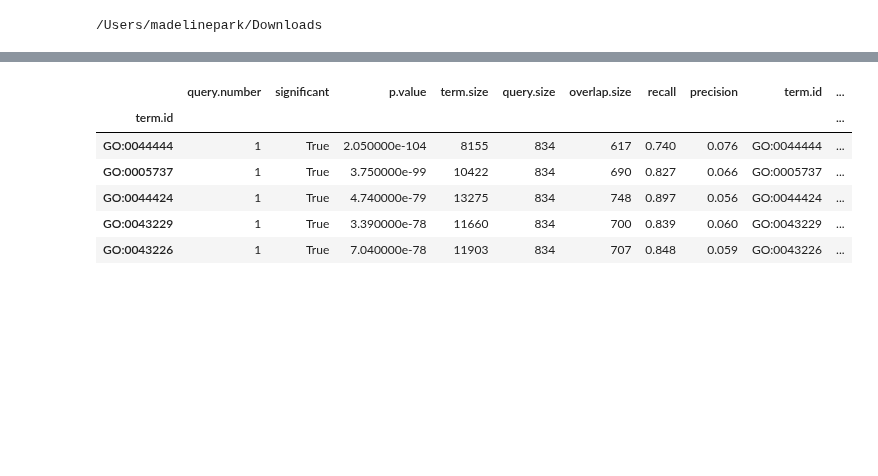
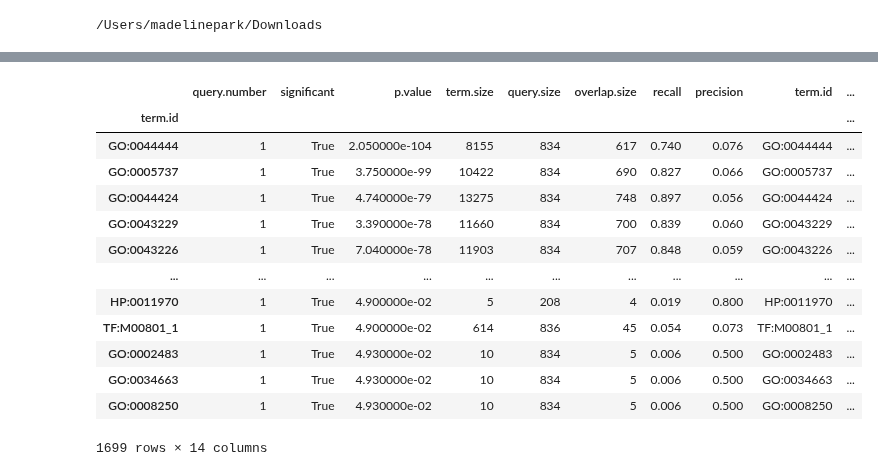
Before and after one commit to czbiohub-sf/scRFE, a Jupyter notebook: scripts/gProfiler.ipynb, the cells around one changed output, grey strips where cells are left out. Saved outputs shown, nothing was run; the diff lists cells and outputs as text; code cells hidden in the pictures; blank space fills up the shorter version.

```diff
--- a/scripts/gProfiler.ipynb
+++ b/scripts/gProfiler.ipynb
@@ -33,15 +40,22 @@ enrichment3.sort_values('p.value').head()
 # %%
 enrichment18 = gprofiler(facs18m, organism='mmusculus')
 # %%
-enrichment18.sort_values('p.value').head()
+enrichment18.sort_values('p.value')
 # %% [output]
 |  | query.number | significant | p.value | term.size | query.size | overlap.size | recall | precision | term.id | ... |
 | term.id |  |  |  |  |  |  |  |  |  | ... |
 | GO:0044444 | 1 | True | 2.050000e-104 | 8155 | 834 | 617 | 0.740 | 0.076 | GO:0044444 | ... |
 | GO:0005737 | 1 | True | 3.750000e-99 | 10422 | 834 | 690 | 0.827 | 0.066 | GO:0005737 | ... |
 | GO:0044424 | 1 | True | 4.740000e-79 | 13275 | 834 | 748 | 0.897 | 0.056 | GO:0044424 | ... |
 | GO:0043229 | 1 | True | 3.390000e-78 | 11660 | 834 | 700 | 0.839 | 0.060 | GO:0043229 | ... |
 | GO:0043226 | 1 | True | 7.040000e-78 | 11903 | 834 | 707 | 0.848 | 0.059 | GO:0043226 | ... |
+| ... | ... | ... | ... | ... | ... | ... | ... | ... | ... | ... |
+| HP:0011970 | 1 | True | 4.900000e-02 | 5 | 208 | 4 | 0.019 | 0.800 | HP:0011970 | ... |
+| TF:M00801_1 | 1 | True | 4.900000e-02 | 614 | 836 | 45 | 0.054 | 0.073 | TF:M00801_1 | ... |
+| GO:0002483 | 1 | True | 4.930000e-02 | 10 | 834 | 5 | 0.006 | 0.500 | GO:0002483 | ... |
+| GO:0034663 | 1 | True | 4.930000e-02 | 10 | 834 | 5 | 0.006 | 0.500 | GO:0034663 | ... |
+| GO:0008250 | 1 | True | 4.930000e-02 | 10 | 834 | 5 | 0.006 | 0.500 | GO:0008250 | ... |
+1699 rows × 14 columns
 # %%
 enrichment24 = gprofiler(facs24m, organism='mmusculus')
 # %%
```
Also changed, not shown: parts of 2 cells of this notebook, 1 other file.
